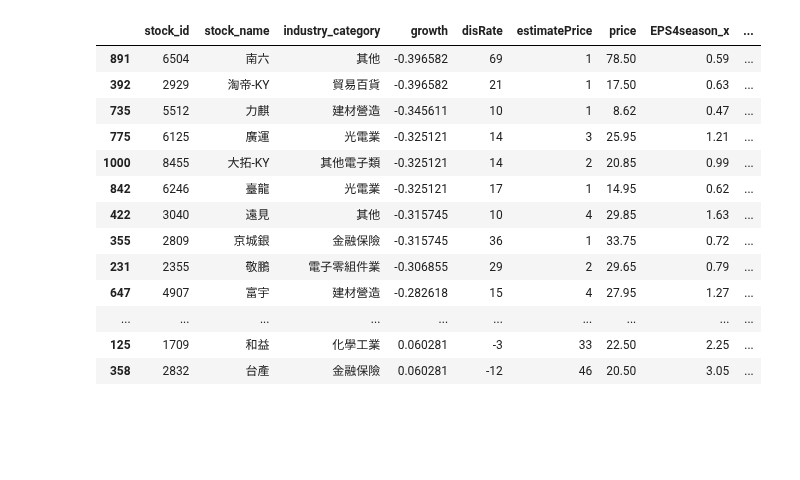
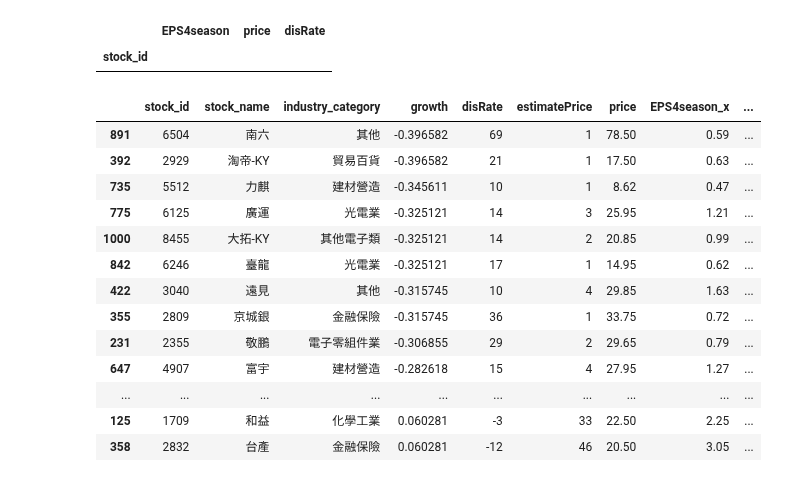
Before and after one commit to pkh-forresthsia/beTrue, a Jupyter notebook: priceModel.ipynb, the cells around one changed output. Saved outputs shown, nothing was run; the diff lists cells and outputs as text; code cells hidden in the pictures; blank space fills up the shorter version.

```diff
--- a/priceModel.ipynb
+++ b/priceModel.ipynb
@@ -36,3 +18,8 @@ discountTable=dm.discountTable(epsSeries)
+# %%
+discountTable
+# %% [output]
+|  | EPS4season | price | disRate |
+| stock_id |  |  |  |
 # %%
 priceEstimateTable=dm.priceEstimateTable(epsSeries,nYearIncrease)
 # %%
```
Also changed, not shown: parts of 1 cell of this notebook, 5 other files.
